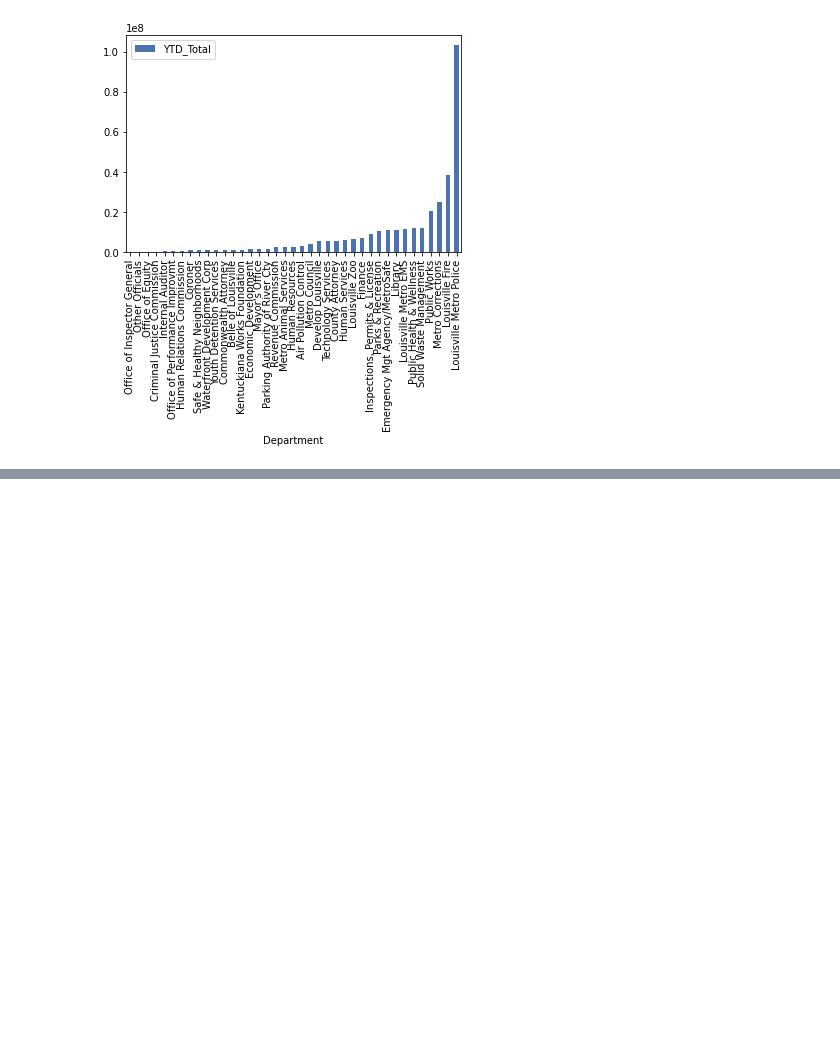
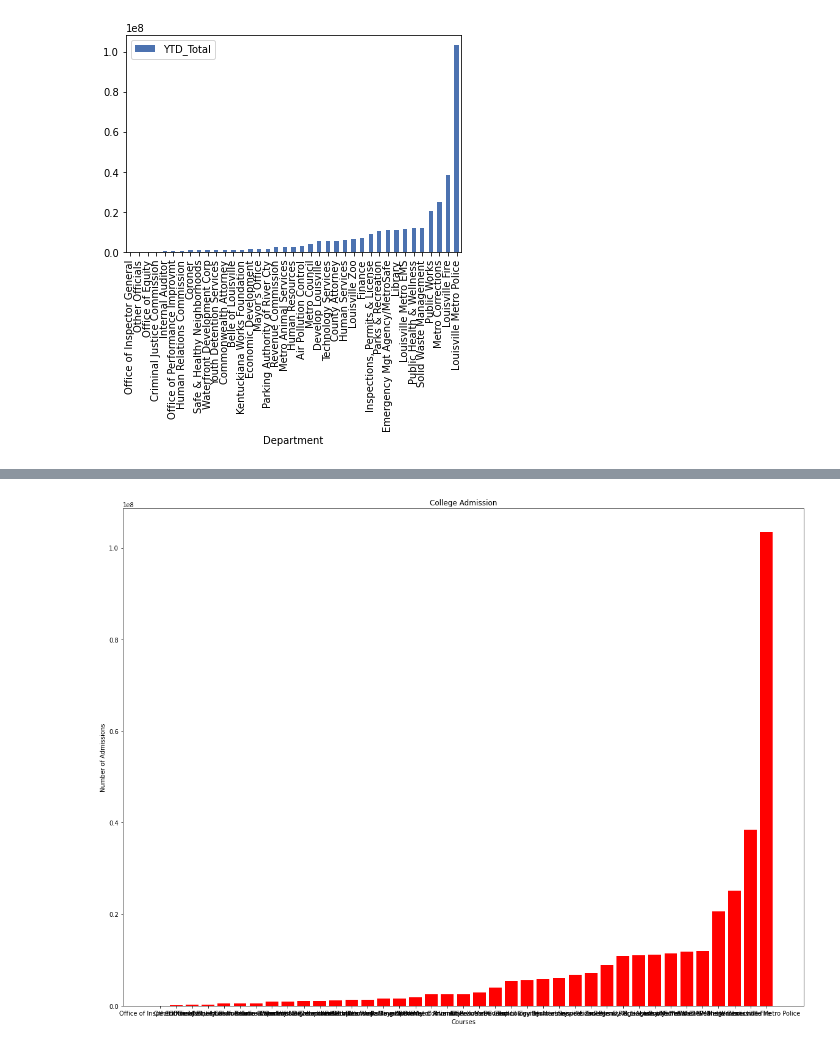
Before and after one commit to dmorton714/louisville_metro, a Jupyter notebook: lmg_salary.ipynb, the cells around one changed output, grey strips where cells are left out. Drawn from its saved outputs; the diff is of its cells as text; code cells hidden in the pictures; blank space fills up the shorter version.

```diff
--- a/lmg_salary.ipynb
+++ b/lmg_salary.ipynb
@@ -141,0 +148,26 @@ df.plot.bar(x='Department', y='YTD_Total', rot='vertical')
+# %%
+
+
+x = df["Department"]
+y = df["YTD_Total"]
+
+# setting figure size by using figure() function
+plt.figure(figsize = (20,15))
+
+# making the bar chart on the data with color red
+plt.bar(x, y, color = 'red')
+
+# calling the function to add value labels
+# addlabels(x, y)
+
+# giving title to the plot
+plt.title("College Admission")
+
+# giving X and Y labels
+plt.xlabel("Courses")
+plt.ylabel("Number of Admissions")
+
+# visualizing the plot
+plt.show()
+# %% [output]
+[figure, added]
```
Also changed, not shown: parts of 2 cells of this notebook.
